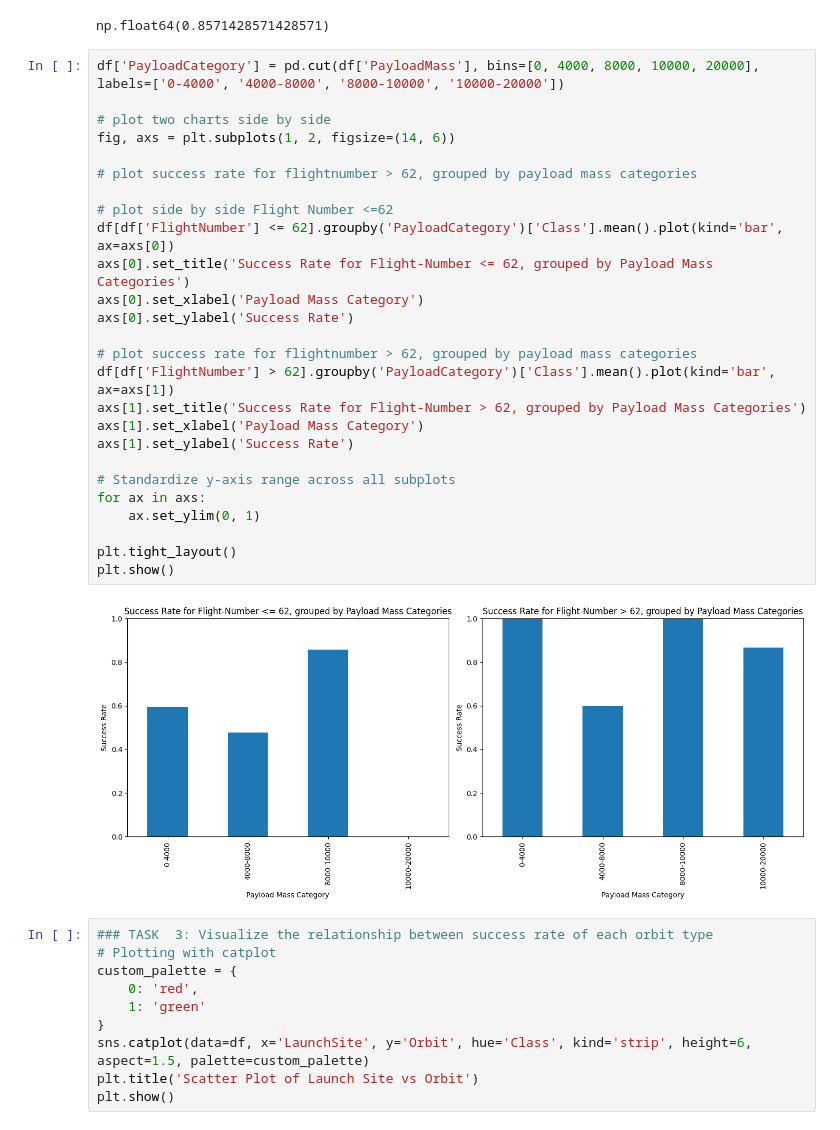
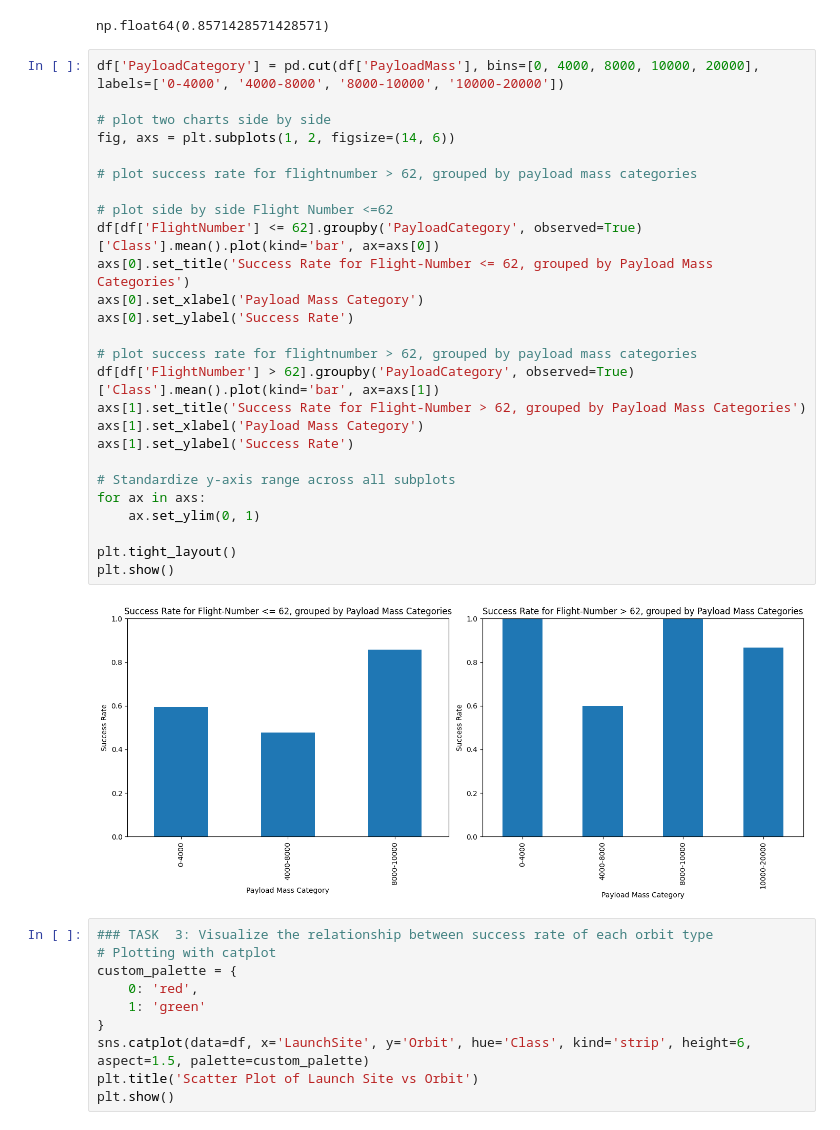
Before and after one commit to droid42/Coursera-Projects, a Jupyter notebook: IBM-Applied-Datascience-Capstone/05-EDA-Visualisation/edadataviz_final.ipynb, the cells around one changed output. Cells and saved outputs as stored; diff of their text form.

```diff
--- a/IBM-Applied-Datascience-Capstone/05-EDA-Visualisation/edadataviz_final.ipynb
+++ b/IBM-Applied-Datascience-Capstone/05-EDA-Visualisation/edadataviz_final.ipynb
@@ -199,31 +199,31 @@ np.float64(0.8571428571428571)
 # %%
 df['PayloadCategory'] = pd.cut(df['PayloadMass'], bins=[0, 4000, 8000, 10000, 20000], labels=['0-4000', '4000-8000', '8000-10000', '10000-20000'])
 
 # plot two charts side by side
 fig, axs = plt.subplots(1, 2, figsize=(14, 6))
 
 # plot success rate for flightnumber > 62, grouped by payload mass categories
 
 # plot side by side Flight Number <=62
-df[df['FlightNumber'] <= 62].groupby('PayloadCategory')['Class'].mean().plot(kind='bar', ax=axs[0])
+df[df['FlightNumber'] <= 62].groupby('PayloadCategory', observed=True)['Class'].mean().plot(kind='bar', ax=axs[0])
 axs[0].set_title('Success Rate for Flight-Number <= 62, grouped by Payload Mass Categories')
 axs[0].set_xlabel('Payload Mass Category')
 axs[0].set_ylabel('Success Rate')
 
 # plot success rate for flightnumber > 62, grouped by payload mass categories
-df[df['FlightNumber'] > 62].groupby('PayloadCategory')['Class'].mean().plot(kind='bar', ax=axs[1])
+df[df['FlightNumber'] > 62].groupby('PayloadCategory', observed=True)['Class'].mean().plot(kind='bar', ax=axs[1])
 axs[1].set_title('Success Rate for Flight-Number > 62, grouped by Payload Mass Categories')
 axs[1].set_xlabel('Payload Mass Category')
 axs[1].set_ylabel('Success Rate')
 
 # Standardize y-axis range across all subplots
 for ax in axs:
     ax.set_ylim(0, 1)
 
 plt.tight_layout()
 plt.show()
 # %% [output]
-[figure, old version]
+[figure, new version]
 # %%
 ### TASK  3: Visualize the relationship between success rate of each orbit type
 # Plotting with catplot
```
